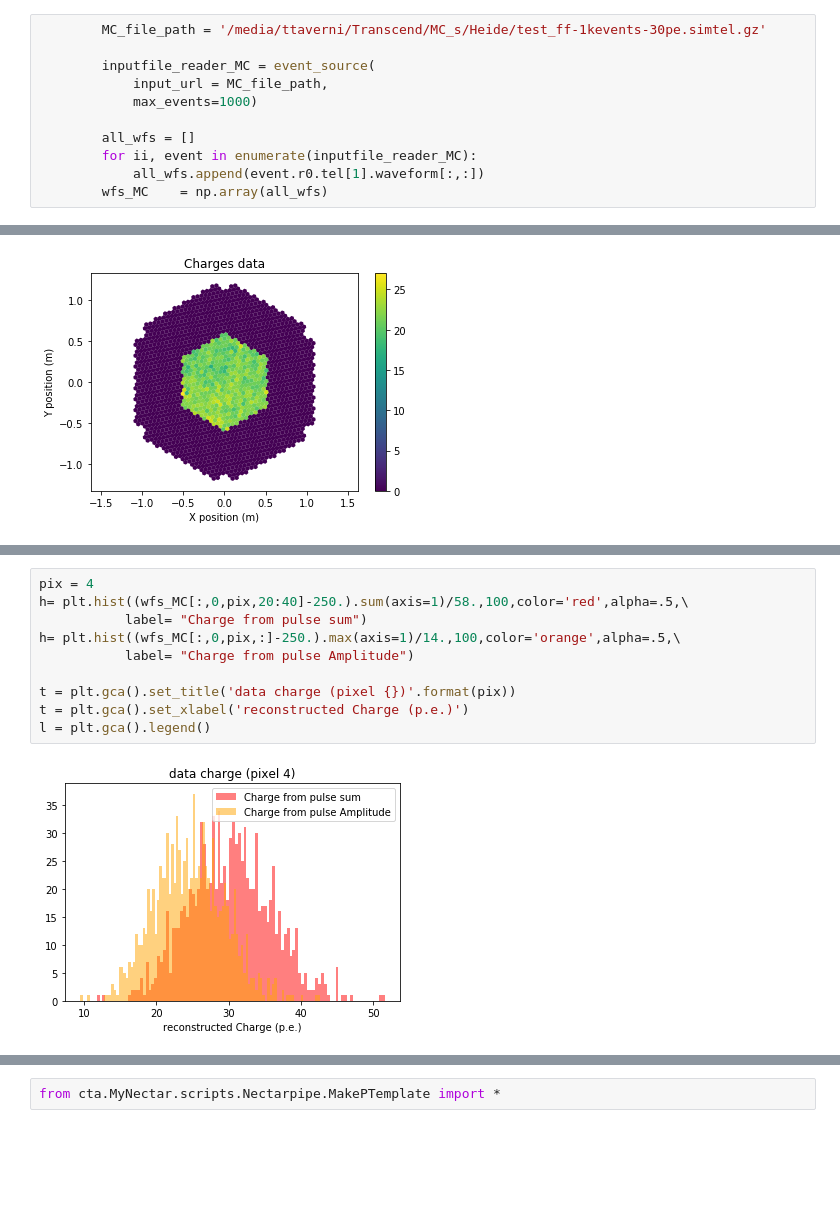
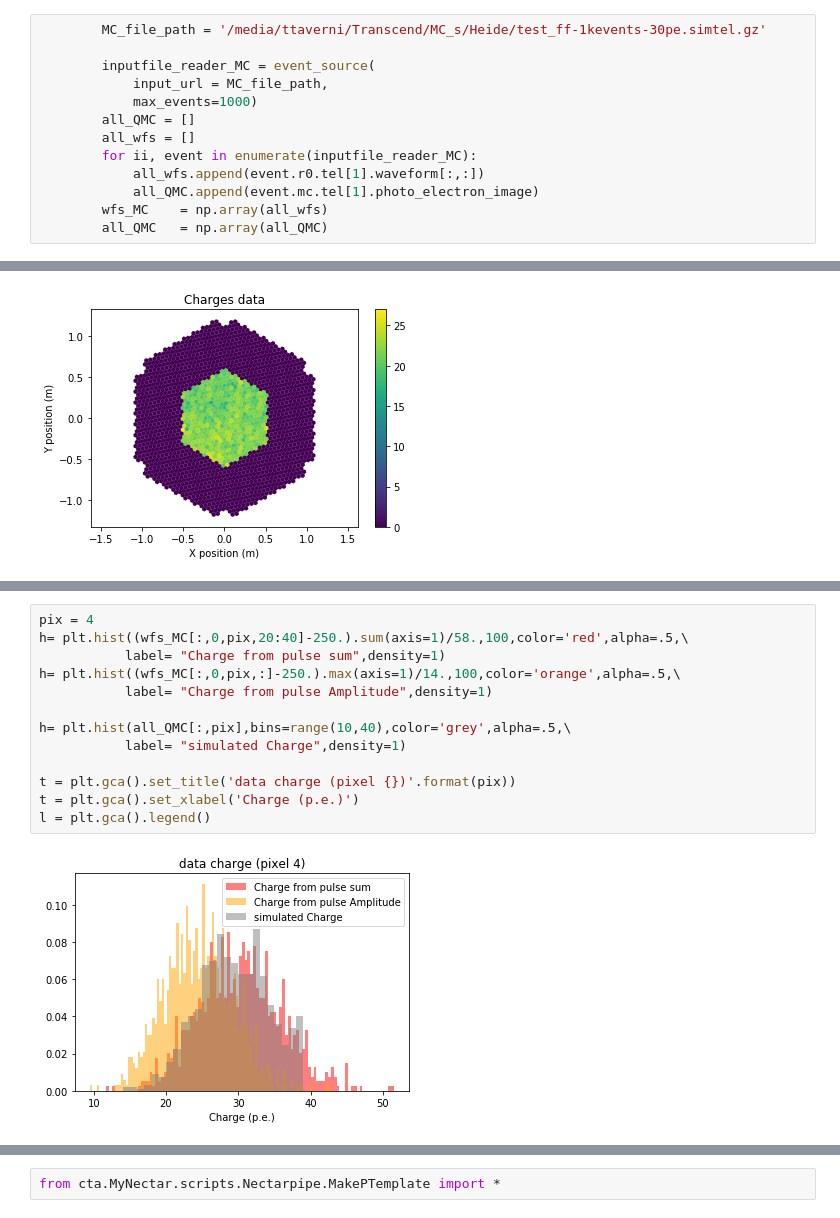
Before and after one commit to ThomasTTX/nectarchain, a Jupyter notebook: MC_data_comparaison_noteebooks/30pe_MC_data.ipynb, the cells around one changed output, grey strips where cells are left out. Saved outputs shown, nothing was run; the diff lists cells and outputs as text; blank space fills up the shorter version.

```diff
--- a/MC_data_comparaison_noteebooks/30pe_MC_data.ipynb
+++ b/MC_data_comparaison_noteebooks/30pe_MC_data.ipynb
@@ -31,11 +31,13 @@ plt.rcParams['figure.figsize'] = [15, 7]
         inputfile_reader_MC = event_source(
             input_url = MC_file_path,
             max_events=1000)
-
+        all_QMC = []
         all_wfs = []
         for ii, event in enumerate(inputfile_reader_MC):
             all_wfs.append(event.r0.tel[1].waveform[:,:])
+            all_QMC.append(event.mc.tel[1].photo_electron_image)
         wfs_MC    = np.array(all_wfs)
+        all_QMC   = np.array(all_QMC)
 # %%
         data_file_path = "/media/ttaverni/Transcend/data/scans_08019/NectarCAM.Run1555.000[0-9].fits.fz"
 
@@ -104,12 +101,15 @@ h = plt.hist(Qs_data,100,color='black',alpha=.5,density=1)
 # %%
 pix = 4
 h= plt.hist((wfs_MC[:,0,pix,20:40]-250.).sum(axis=1)/58.,100,color='red',alpha=.5,\
-           label= "Charge from pulse sum")
+           label= "Charge from pulse sum",density=1)
 h= plt.hist((wfs_MC[:,0,pix,:]-250.).max(axis=1)/14.,100,color='orange',alpha=.5,\
-           label= "Charge from pulse Amplitude")
+           label= "Charge from pulse Amplitude",density=1)
+
+h= plt.hist(all_QMC[:,pix],bins=range(10,40),color='grey',alpha=.5,\
+           label= "simulated Charge",density=1)
 
 t = plt.gca().set_title('data charge (pixel {})'.format(pix))
-t = plt.gca().set_xlabel('reconstructed Charge (p.e.)')
+t = plt.gca().set_xlabel('Charge (p.e.)')
 l = plt.gca().legend()
 # %% [output]
-[figure, old version]
+[figure, new version]
```
Also changed, not shown: parts of 11 cells of this notebook.
